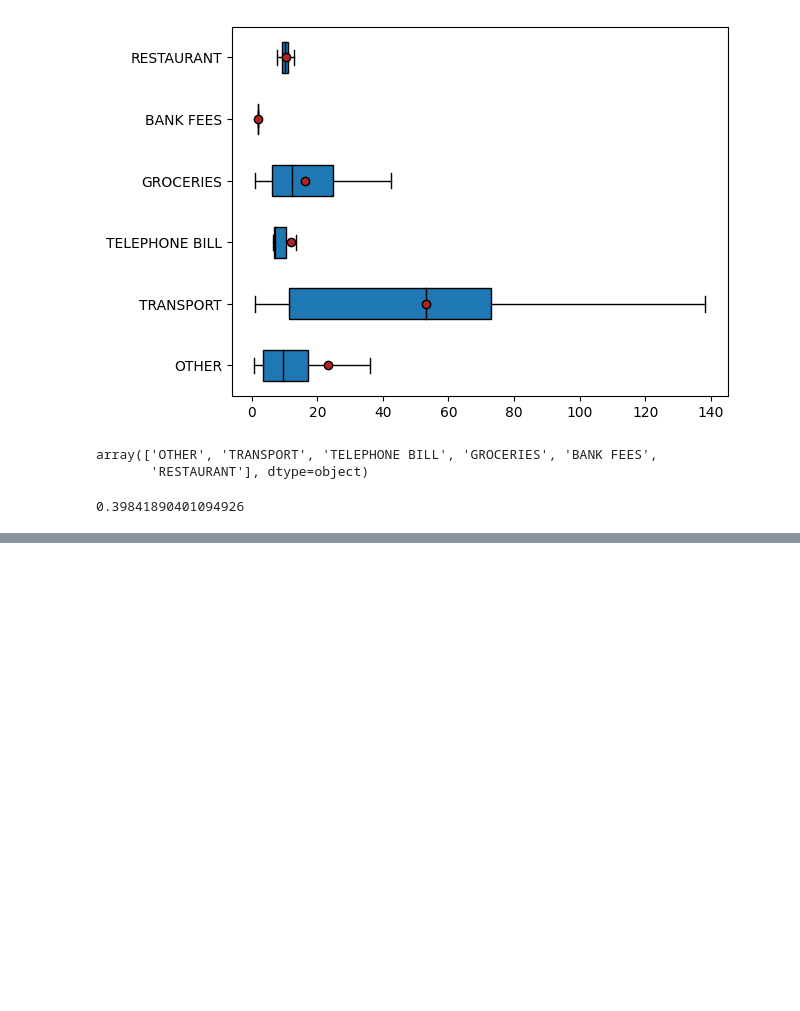
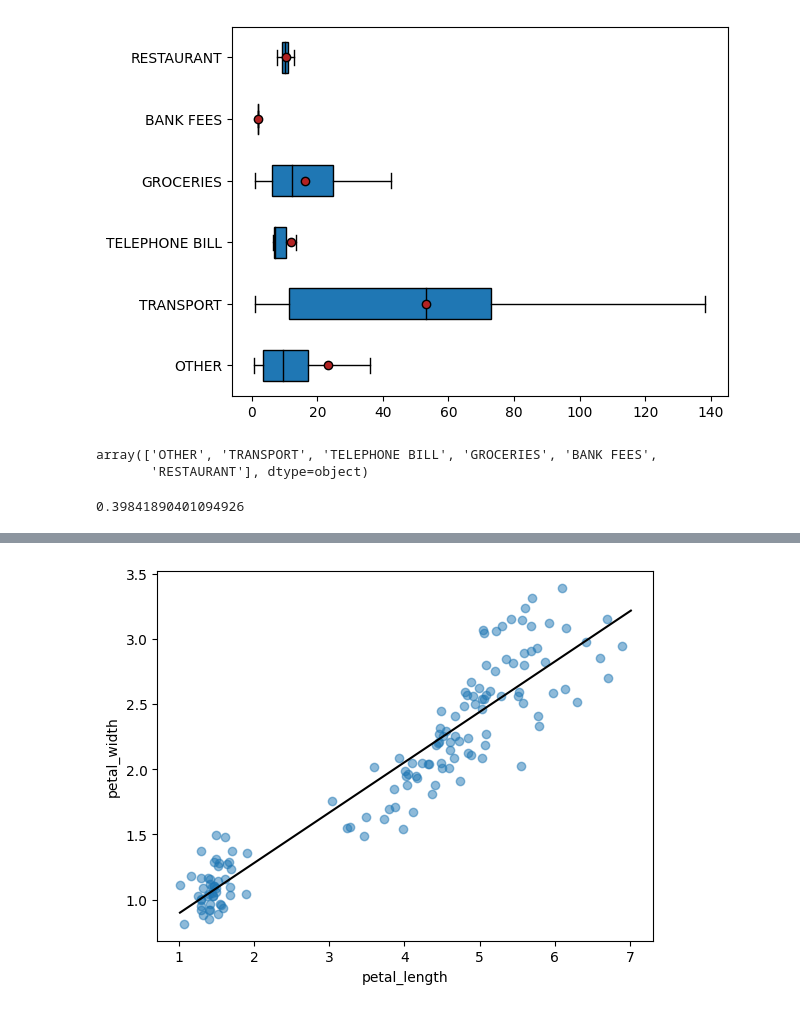
Before and after one commit to jdaguirrec/dataStudy, a Jupyter notebook: perform_an_initial_data_analysis/perform_an_initial_data_analysis.ipynb, the cells around one changed output, grey strips where cells are left out. Saved outputs shown, nothing was run; the diff lists cells and outputs as text; code cells hidden in the pictures; blank space fills up the shorter version.

```diff
--- a/perform_an_initial_data_analysis/perform_an_initial_data_analysis.ipynb
+++ b/perform_an_initial_data_analysis/perform_an_initial_data_analysis.ipynb
@@ -801,0 +928,16 @@ eta_squared(sub_sample[X],sub_sample[Y])
+# %%
+Y = iris_dna['petal_width']
+X = iris_dna[['petal_length']]
+X = X.copy() # X will be modified, so a copy is created
+X['intercept'] = 1.
+result = sm.OLS(Y, X).fit() # OLS = Ordinary Least Squares
+a,b = result.params['petal_length'],result.params['intercept']
+
+plt.plot(iris_dna.petal_length,iris_dna.petal_width, "o", alpha=0.5)
+plt.plot(np.arange(min(iris_dna['petal_length']),max(iris_dna['petal_length']+1)),\
+         [a*x+b for x in np.arange(min(iris_dna['petal_length']),max(iris_dna['petal_length']+1))], color='k')
+plt.xlabel("petal_length")
+plt.ylabel("petal_width")
+plt.show()
+# %% [output]
+[figure, added]
```
Also changed, not shown: parts of 22 cells of this notebook, 1 other file.
